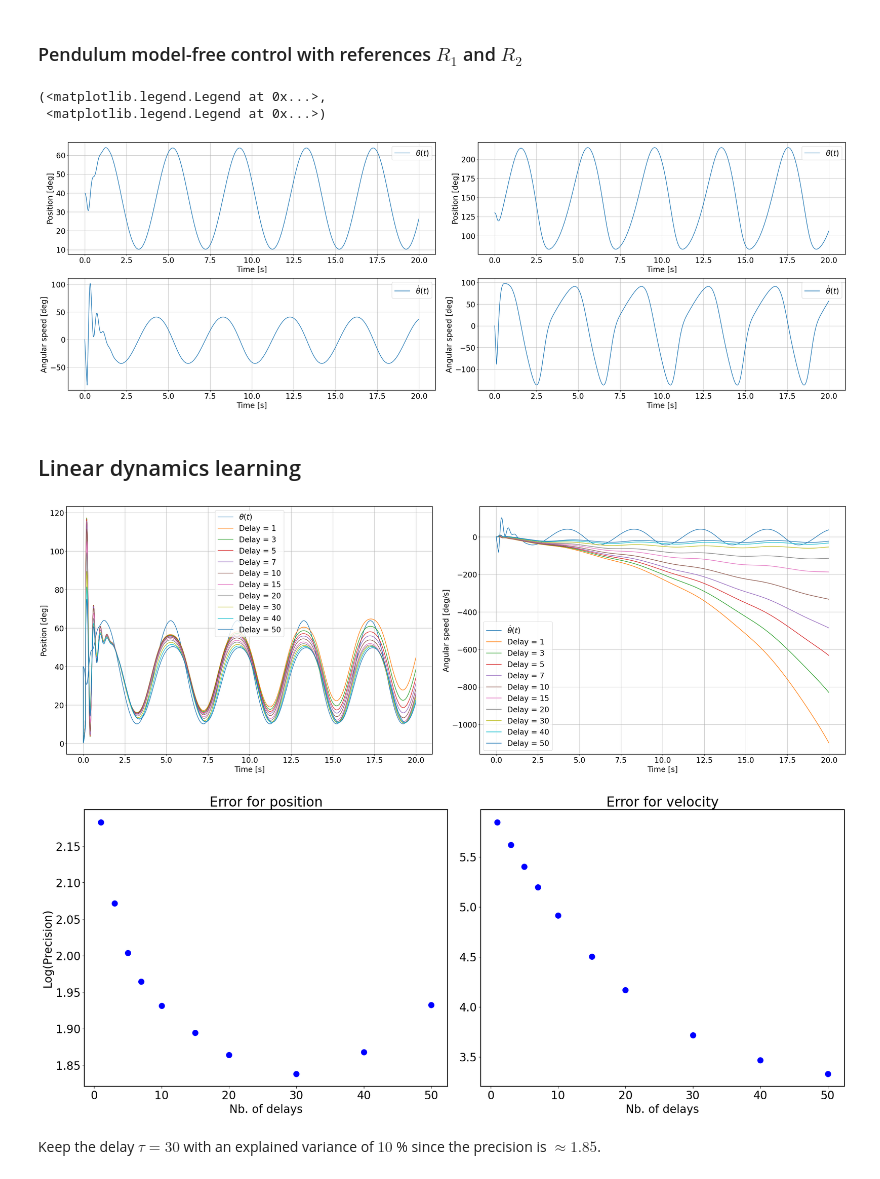
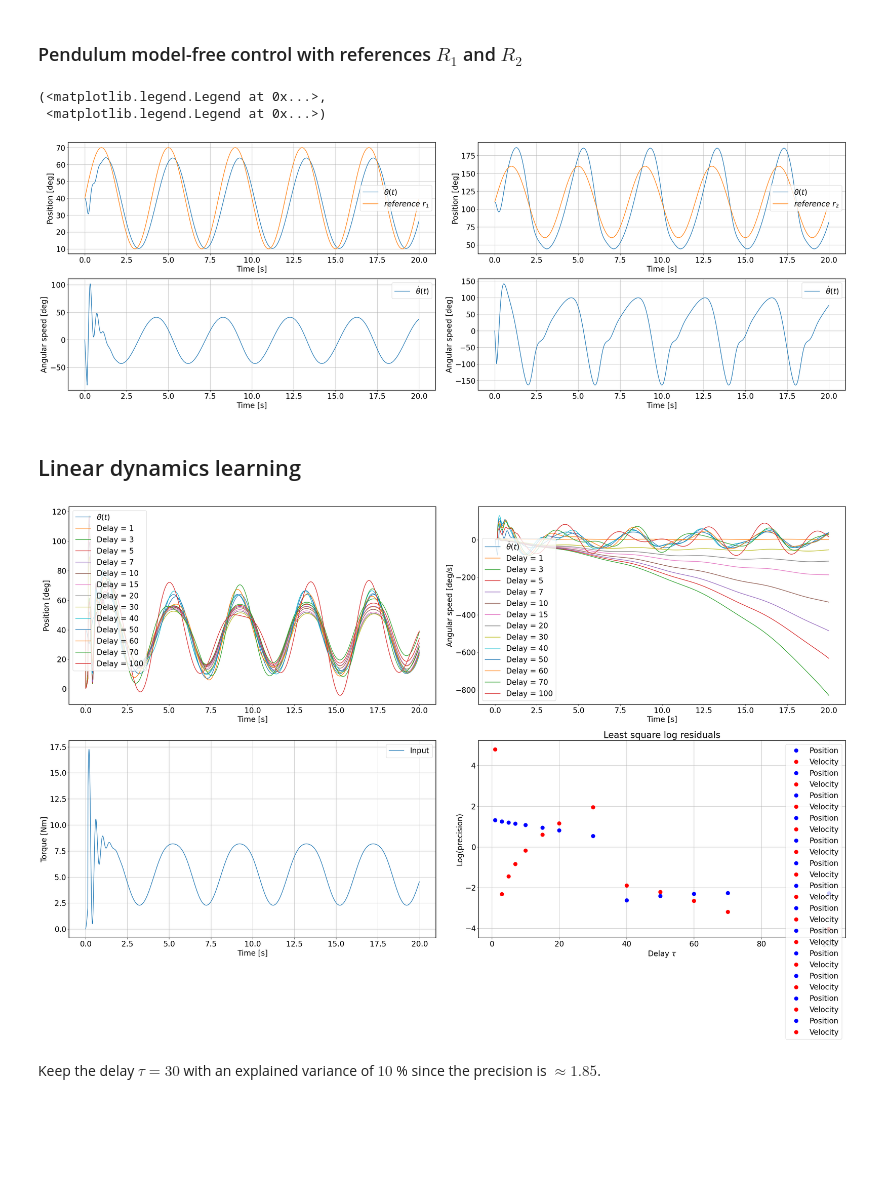
Before and after one commit to CedricFont/Subspace-learning-for-robot-application, a Jupyter notebook: LQR simulation/KoopmanDelayEmbeddingsAssesment.ipynb, the cells around one changed output. Saved outputs shown, nothing was run; the diff lists cells and outputs as text; code cells hidden in the pictures; blank space fills up the shorter version.

```diff
--- a/LQR simulation/KoopmanDelayEmbeddingsAssesment.ipynb
+++ b/LQR simulation/KoopmanDelayEmbeddingsAssesment.ipynb
@@ -26,7 +27,7 @@ The autoreload extension is already loaded. To reload it, use:
 # Pendulum instance
 dt = 1e-2
 pend1 = SimplePendulum(mass=1, length=1, time=np.arange(0,20,dt), X0=np.array([deg2rad(40),0]), dt=dt)
-pend2 = SimplePendulum(mass=1, length=1, time=np.arange(0,20,dt), X0=np.array([deg2rad(130),0]), dt=dt)
+pend2 = SimplePendulum(mass=1, length=1, time=np.arange(0,20,dt), X0=np.array([deg2rad(110),0]), dt=dt)
 
 # Controller design
 K, Ki, Kd, t_max = 10, 50, 0, 12
@@ -34,16 +35,16 @@ K, Ki, Kd, t_max = 10, 50, 0, 12
 # Reference design
 freq = .25
 pend1.T_ref, pend2.T_ref = 1/freq/pend1.dt, 1/freq/pend2.dt
-amplitude = 30 # deg
-pend1.ref = sineReference(pend1.N, pend1.T_ref, [deg2rad(40-amplitude), deg2rad(40+amplitude)])
-pend2.ref = sineReference(pend1.N, pend2.T_ref, [deg2rad(130-amplitude), deg2rad(130+amplitude)])
+amplitude1, amplitude2 = 30, 50 # deg
+pend1.ref = sineReference(pend1.N, pend1.T_ref, [deg2rad(40-amplitude1), deg2rad(40+amplitude1)])
+pend2.ref = sineReference(pend1.N, pend2.T_ref, [deg2rad(110-amplitude2), deg2rad(110+amplitude2)])
 
 # Simulation
 
 for i in range(pend1.N-1):
     pend1.U[i] = PID(pend1.X, i, pend1.ref[i], 10, 0, 50, pend1.dt, 13)[0]
     pend1.X[:,i+1] = RK4(pend1.dynamics, pend1.X[:,i], pend1.U[i], pend1.dt, type='controller-step-by-step')
-    pend2.U[i] = PID(pend2.X, i, pend2.ref[i], 10, 0, 33, pend2.dt, 10)[0]
+    pend2.U[i] = PID(pend2.X, i, pend2.ref[i], 15, 0, 25, pend2.dt, 10)[0]
     pend2.X[:,i+1] = RK4(pend2.dynamics, pend2.X[:,i], pend2.U[i], pend2.dt, type='controller-step-by-step')
 
 # Plots
@@ -52,7 +53,9 @@ fig, ax = plt.subplots(2, 2,
                        constrained_layout = True, figsize=(30,10))
 
 ax[0,0].plot(pend1.T, rad2deg(pend1.X[0,:]), label=r"$\theta (t)$")
+ax[0,0].plot(pend1.T, rad2deg(np.array(pend1.ref)), label=r"$reference \ r_1$")
 ax[0,1].plot(pend2.T, rad2deg(pend2.X[0,:]), label=r"$\theta (t)$")
+ax[0,1].plot(pend1.T, rad2deg(np.array(pend2.ref)), label=r"$reference \ r_2$")
 ax[0,0].set_xlabel('Time [s]'), ax[0,0].set_ylabel('Position [deg]'), ax[0,1].set_xlabel('Time [s]'), ax[0,1].set_ylabel('Position [deg]')
 ax[0,0].grid(), ax[0,1].grid()
 ax[0,0].legend(), ax[0,1].legend()
@@ -65,53 +68,58 @@ ax[1,0].legend(), ax[1,1].legend()
 # %% [output]
 (<matplotlib.legend.Legend at 0x...>,
  <matplotlib.legend.Legend at 0x...>)
-[figure, old version]
+[figure, new version]
 # %% [markdown]
 ## Linear dynamics learning
 # %%
 # Parameters
 pend = pend1
 horizon = np.int(pend.N/4)
-nb_delay = [1,3,5,7,10,15,20,30,40,50]
+nb_delay = [1,3,5,7,10,15,20,30,40,50,60,70,100]
 nb_plots = len(nb_delay)
 explained_var = .1 # Truncation of the U, Sigma and V matrices
 
 plt.rcParams['font.size'] = 20
-fig, ax = plt.subplots(1, 2, constrained_layout = True, figsize=(30,10))
-fig2, ax2 = plt.subplots(1, 2, constrained_layout = True, figsize=(20,8))
-ax[0].plot(pend.T, rad2deg(pend.X[0,:]), label=r"$\theta (t)$")
-ax[0].set_xlabel('Time [s]'), ax[0].set_ylabel('Position [deg]')
-ax[0].grid()
-ax[0].legend()
+fig, ax = plt.subplots(2, 2, constrained_layout = True, figsize=(30,20))
 
-ax[1].plot(pend.T, rad2deg(pend.X[1,:]), label=r"$\dot{\theta} (t)$")
-ax[1].set_xlabel('Time [s]'), ax[1].set_ylabel('Angular speed [deg]')
-ax[1].grid()
-ax[1].legend()
+ax[0,0].plot(pend.T, rad2deg(pend.X[0,:]), label=r"$\theta (t)$")
+ax[0,0].set_xlabel('Time [s]'), ax[0,0].set_ylabel('Position [deg]')
+ax[0,0].grid()
+ax[0,0].legend()
+
+ax[0,1].plot(pend.T, rad2deg(pend.X[1,:]), label=r"$\dot{\theta} (t)$")
+ax[0,1].set_xlabel('Time [s]'), ax[0,1].set_ylabel('Angular speed [deg]')
+ax[0,1].grid()
+ax[0,1].legend()
+
+ax[1,0].plot(pend.T[:len(pend.T)-1], pend.U, label='Input')
+ax[1,0].set_xlabel('Time [s]'), ax[1,0].set_ylabel('Torque [Nm]')
+ax[1,0].grid()
+ax[1,0].legend()
+
 for i in range(nb_plots):
     tau = nb_delay[i]
     f1 = DelayedLeastSquare(pend.X, tau, horizon, pend.U[:], nb_u=1)
-    f1.SVD(truncation_ratio=explained_var)
-    f1.truncate(rank=f1.optimal_truncation)
+    f1.solve(.1)
     f1.computeTrajectory(pend.X0, pend.U)
-    f1.computePrecision(pend.X)
 
-    ax[0].plot(pend.T[:len(pend.T)], rad2deg(f1.Traj[0,:]), label='Delay = '+str(tau))
-    ax[0].set_xlabel('Time [s]'), ax[0].set_ylabel('Position [deg]')
-    ax[0].grid()
-    ax[0].legend()
+    ax[0,0].plot(pend.T[:len(pend.T)], rad2deg(f1.Traj[0,:]), label='Delay = '+str(tau))
+    ax[0,0].set_xlabel('Time [s]'), ax[0,0].set_ylabel('Position [deg]')
+    ax[0,0].grid()
+    ax[0,0].legend()
 
-    ax[1].plot(pend.T[:len(pend.T)], rad2deg(f1.Traj[1,:]), label='Delay = '+str(tau))
-    ax[1].set_xlabel('Time [s]'), ax[1].set_ylabel('Angular speed [deg/s]')
-    ax[1].grid()
-    ax[1].legend()
+    ax[0,1].plot(pend.T[:len(pend.T)], rad2deg(f1.Traj[1,:]), label='Delay = '+str(tau))
+    ax[0,1].set_xlabel('Time [s]'), ax[0,1].set_ylabel('Angular speed [deg/s]')
+    ax[0,1].grid()
+    ax[0,1].legend()
 
-    ax2[0].plot(tau, np.log(f1.precision[0]),'-o', markersize=10, color='b'), ax2[0].set_title('Error for position'), ax2[0].set_xlabel('Nb. of delays'), ax2[0].set_ylabel('Log(Precision)')
-    ax2[1].plot(tau, np.log(f1.precision[1]),'-o', markersize=10, color='b'), ax2[1].set_title('Error for velocity'), ax2[1].set_xlabel('Nb. of delays')
-    ax2[0].grid(), ax2[1].grid()
+    ax[1,1].plot(tau, np.log(f1.residuals[0]),'o', markersize=10, color='b')
+    ax[1,1].plot(tau, np.log(f1.residuals[1]),'o', markersize=10, color='r')
+    ax[1,1].set_xlabel(r'Delay $\tau$'), ax[1,1].set_ylabel('Log(precision)')
+    ax[1,1].grid(), ax[1,1].set_title('Least square log residuals (blue=position, red=velocity)')
+    ax[1,1].legend()
 # %% [output]
-[figure, old version]
+[figure, new version]
-[figure, removed]
 # %% [markdown]
 Keep the delay $\tau=30$ with an explained variance of $10$ % since the precision is $\approx 1.85$.
 # %%
```
Also changed, not shown: parts of 9 cells of this notebook, 1 other file.
